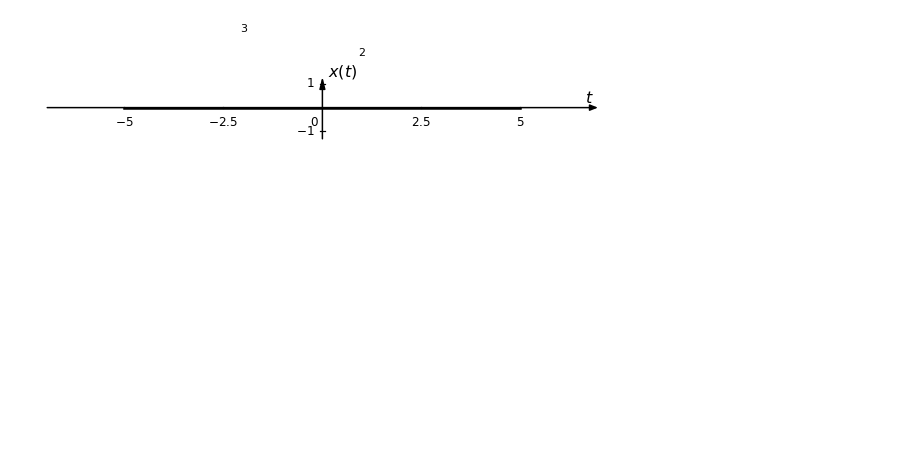
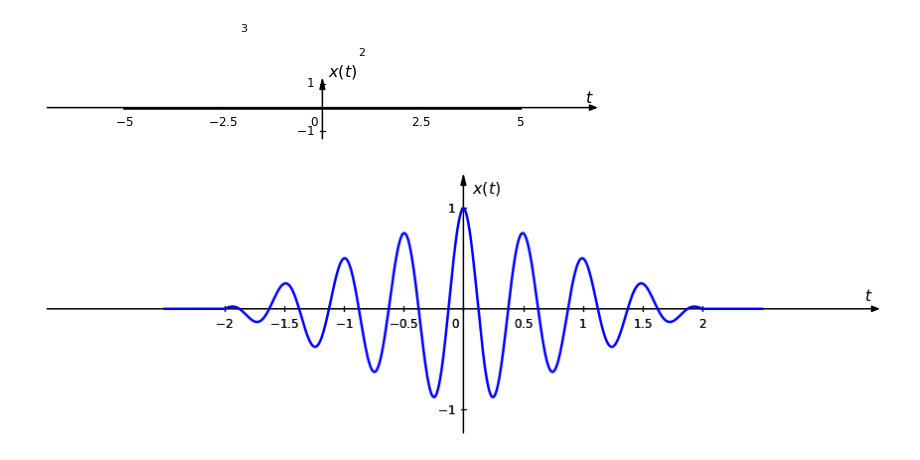
Before and after one commit to miguelmartfern/BlockDiagrams, a Jupyter notebook: docs/notebooks/signal_examples.ipynb, the cells around one changed output. Drawn from its saved outputs; the diff is of its cells as text; code cells hidden in the pictures; blank space fills up the shorter version.

Commit message:
Changes: * Added piecewise signals.

```diff
--- a/docs/notebooks/signal_examples.ipynb
+++ b/docs/notebooks/signal_examples.ipynb
@@ -42,3 +42,11 @@ SignalPlotter("2*delta(t - 1) + 3*delta(t + 2)").plot()
 from blockdiagrams import SignalPlotter
 
 SignalPlotter("sin(t)*rect(t/2)", save_path="salida.png", show_plot=False).plot()
+# %%
+from blockdiagrams import SignalPlotter
+import numpy as np
+
+signal1 = SignalPlotter("cos(4 pi t)*tri(t/2)", horiz_range=[-2.5, 2.5], xticks=np.linspace(-2, 2, 9), color='blue', figsize=(12,4))
+signal1.plot()
+# %% [output]
+[figure, added]
```
Also changed, not shown: parts of 2 cells of this notebook, 1 other file.
